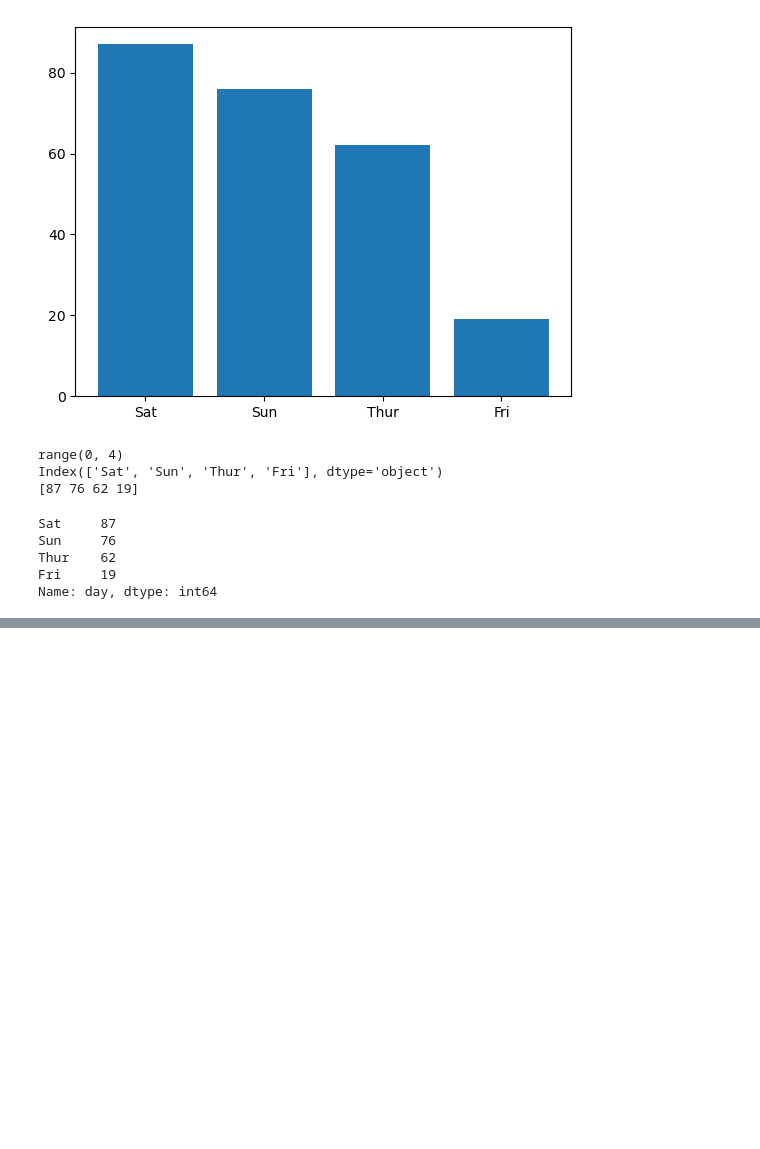
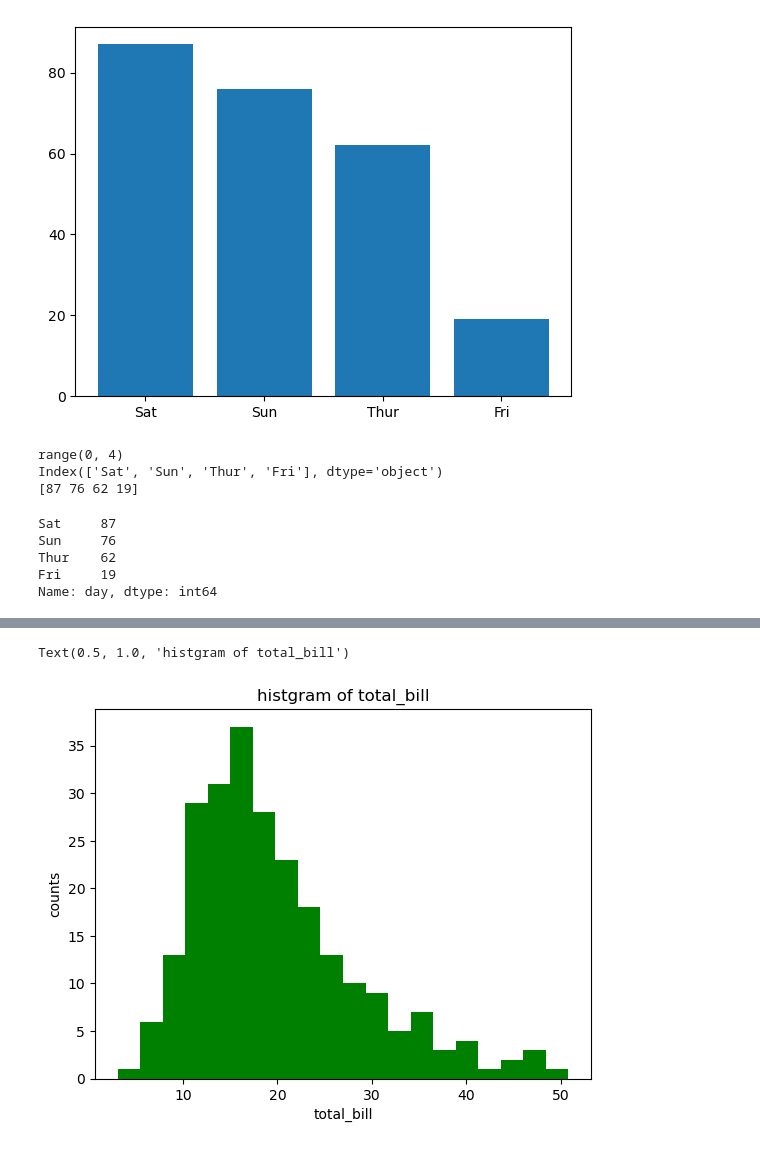
Before and after one commit to pipipik/skillup_01, a Jupyter notebook: DAY5/20240208_DAY5.ipynb, the cells around one changed output, grey strips where cells are left out. Saved outputs shown, nothing was run; the diff lists cells and outputs as text; code cells hidden in the pictures; blank space fills up the shorter version.

Commit message:
ヒストグラム

```diff
--- a/DAY5/20240208_DAY5.ipynb
+++ b/DAY5/20240208_DAY5.ipynb
@@ -167,0 +182,10 @@ plt.pie(tips.day.value_counts(),autopct="%.1f%%",labels=tips.day.value_counts().
+# %%
+# ヒストグラムの表示
+# bins: 縦棒の数 color: 色の指定
+plt.hist(tips.total_bill,bins=20,color="green")
+plt.xlabel("total_bill")
+plt.ylabel("counts")
+plt.title("histgram of total_bill")
+# %% [output]
+Text(0.5, 1.0, 'histgram of total_bill')
+[figure, added]
```
Also changed, not shown: parts of 1 cell of this notebook.
